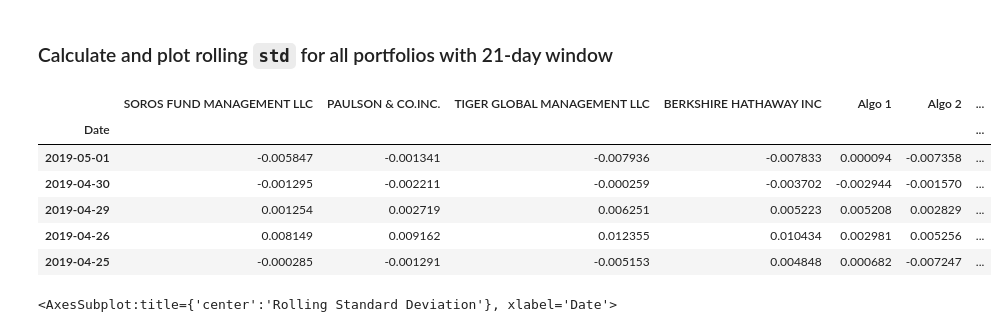
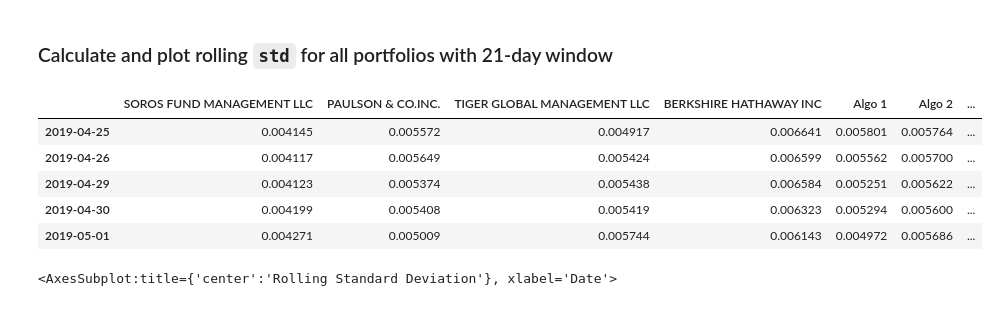
Before and after one commit to malrepos/Assignment---Module-04, a Jupyter notebook: whale_analysis.ipynb, the cells around one changed output. Saved outputs shown, nothing was run; the diff lists cells and outputs as text; code cells hidden in the pictures.

```diff
--- a/whale_analysis.ipynb
+++ b/whale_analysis.ipynb
@@ -39,3 +31,8 @@ df_whale = df_whale.sort_index(ascending=False)
+# %%
+# Reading whale returns
+whale_path = Path("Resources/whale_returns.csv")
+df_whale = pd.read_csv(whale_path, index_col="Date", infer_datetime_format=True, parse_dates=True)
+df_whale.sort_index(inplace=True)
 # %%
 # I like to get a look at the data to see what I'm working with
 df_whale.head()
@@ -92,3 +81,8 @@ df_algo = df_algo.sort_index(ascending=False)
+# %%
+# Reading algorithmic returns
+algo_path = Path("Resources/algo_returns.csv")
+df_algo = pd.read_csv(algo_path, index_col="Date", infer_datetime_format=True, parse_dates=True)
+df_algo.sort_index(inplace=True)
 # %%
 # I like to get a look at the data to see what I'm working with
 
@@ -144,3 +128,8 @@ sp_tsx_hist = sp_tsx_hist.sort_index(ascending=False)
+# %%
+# Reading S&P TSX 60 Closing Prices
+sp_path = Path("Resources/sp_tsx_history.csv")
+sp_tsx_hist = pd.read_csv(sp_path, index_col="Date", infer_datetime_format=True, parse_dates=True)
+sp_tsx_hist.sort_index(inplace=True)
 # %%
 # I like to get a look at the data to see what I'm working with and check all is working as expected
 
@@ -441,16 +420,15 @@ Risk changes over time. Analyze the rolling statistics for Risk and Beta.
 ### Calculate and plot rolling `std` for all portfolios with 21-day window
 # %%
 # Calculate the rolling standard deviation for all portfolios using a 21-day window
-joined_daily_returns.rolling(window=21).std()
-joined_daily_returns.head()
+rolling_std = joined_daily_returns.rolling(window=21).std()
+rolling_std.tail()
 # %% [output]
 |  | SOROS FUND MANAGEMENT LLC | PAULSON & CO.INC. | TIGER GLOBAL MANAGEMENT LLC | BERKSHIRE HATHAWAY INC | Algo 1 | Algo 2 | ... |
-| Date |  |  |  |  |  |  | ... |
-| 2019-05-01 | -0.005847 | -0.001341 | -0.007936 | -0.007833 | 0.000094 | -0.007358 | ... |
-| 2019-04-30 | -0.001295 | -0.002211 | -0.000259 | -0.003702 | -0.002944 | -0.001570 | ... |
-| 2019-04-29 | 0.001254 | 0.002719 | 0.006251 | 0.005223 | 0.005208 | 0.002829 | ... |
-| 2019-04-26 | 0.008149 | 0.009162 | 0.012355 | 0.010434 | 0.002981 | 0.005256 | ... |
-| 2019-04-25 | -0.000285 | -0.001291 | -0.005153 | 0.004848 | 0.000682 | -0.007247 | ... |
+| 2019-04-25 | 0.004145 | 0.005572 | 0.004917 | 0.006641 | 0.005801 | 0.005764 | ... |
+| 2019-04-26 | 0.004117 | 0.005649 | 0.005424 | 0.006599 | 0.005562 | 0.005700 | ... |
+| 2019-04-29 | 0.004123 | 0.005374 | 0.005438 | 0.006584 | 0.005251 | 0.005622 | ... |
+| 2019-04-30 | 0.004199 | 0.005408 | 0.005419 | 0.006323 | 0.005294 | 0.005600 | ... |
+| 2019-05-01 | 0.004271 | 0.005009 | 0.005744 | 0.006143 | 0.004972 | 0.005686 | ... |
 # %%
 # Plot the rolling standard deviation
 joined_daily_returns.rolling(window=21).std().plot(figsize=(20,10), title="Rolling Standard Deviation")
```
Also changed, not shown: parts of 30 cells of this notebook, 4 other files.
